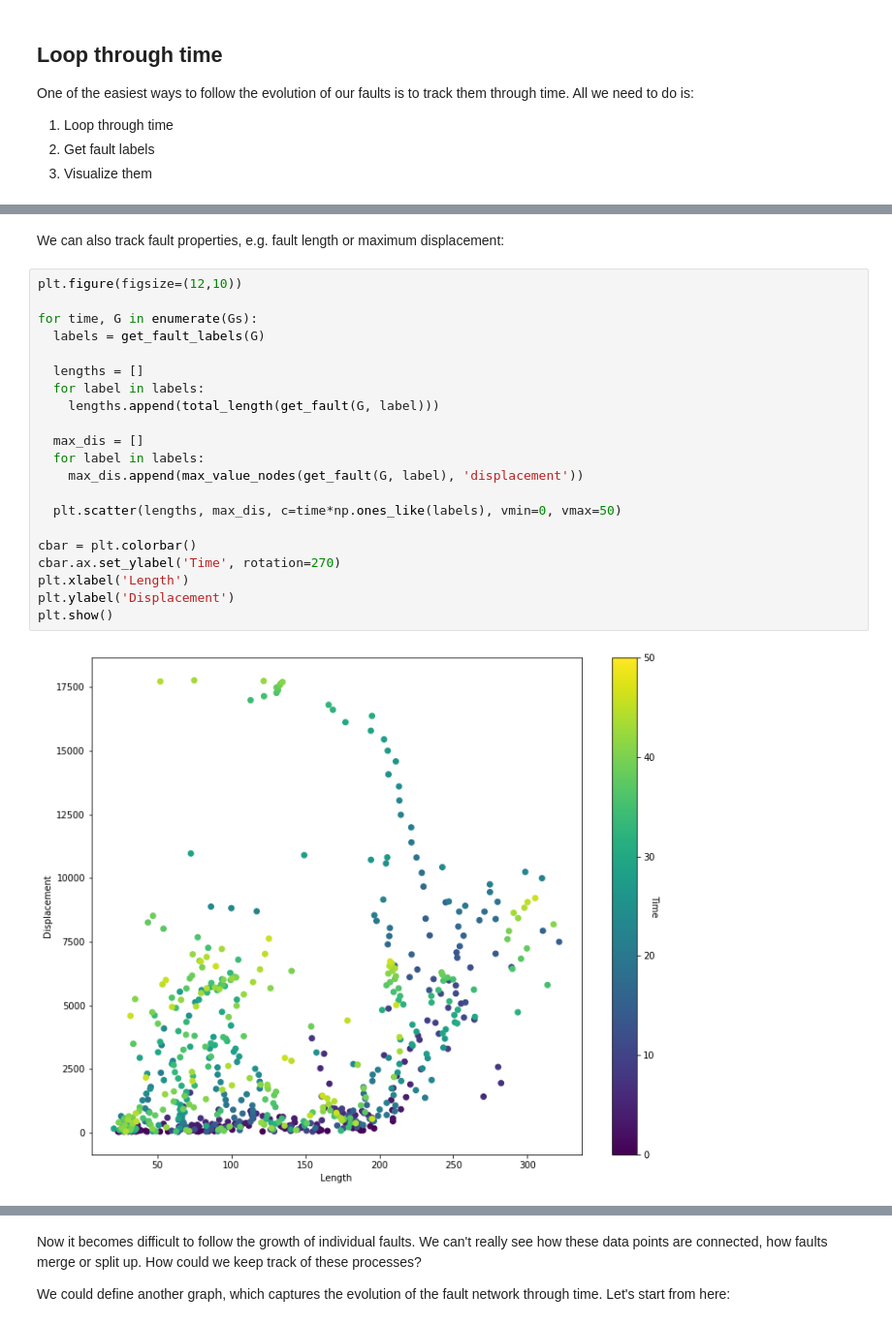
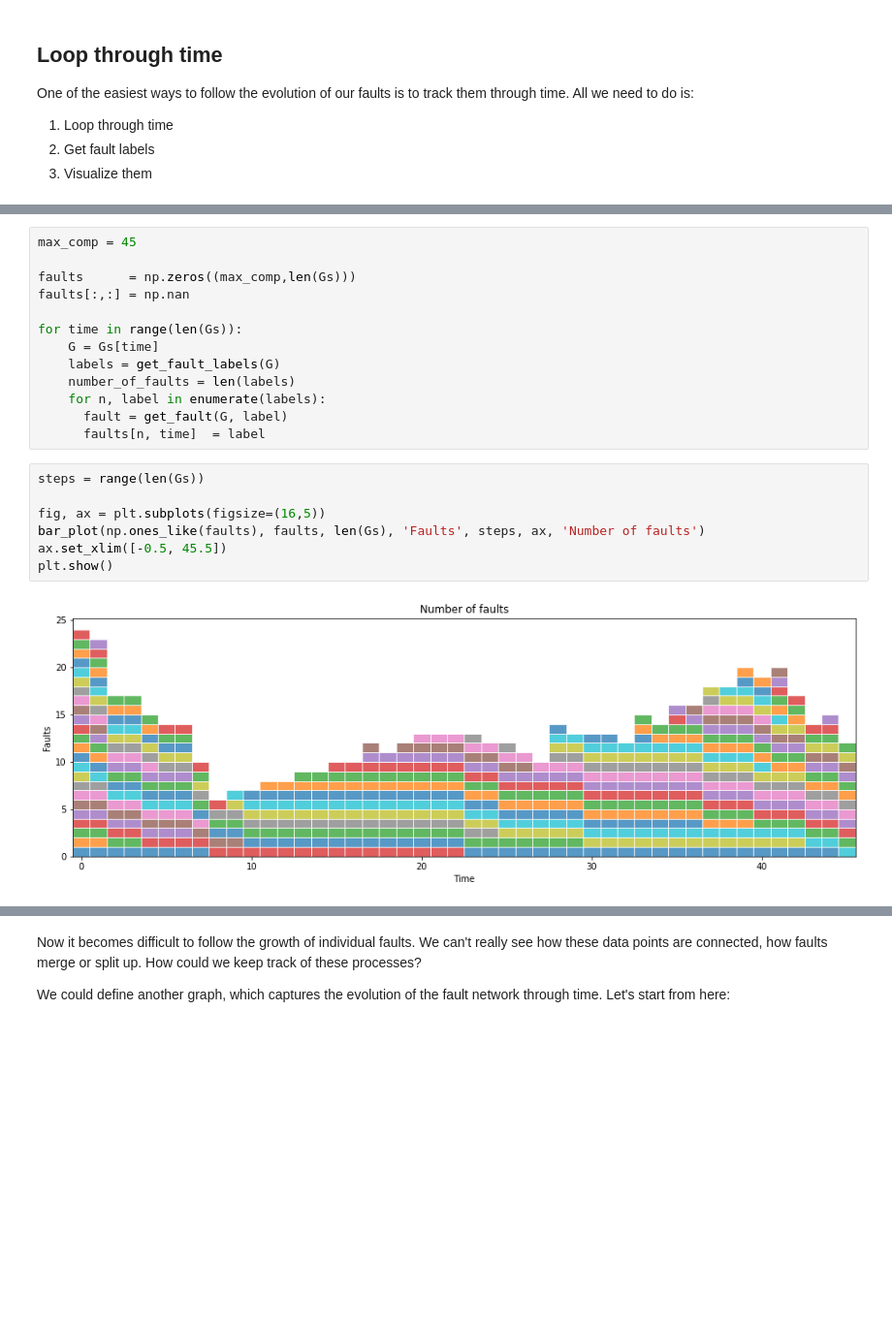
Before and after one commit to thilowrona/fatbox, a Jupyter notebook: examples/6-evolution/6-evolution.ipynb, the cells around one changed output, grey strips where cells are left out. Shown at 97% size. Saved outputs shown, nothing was run; the diff lists cells and outputs as text; blank space fills up the shorter version.

```diff
--- a/examples/6-evolution/6-evolution.ipynb
+++ b/examples/6-evolution/6-evolution.ipynb
@@ -128,25 +102,22 @@ plt.show()
-# %% [markdown]
-We can also track fault properties, e.g. fault length or maximum displacement:
-# %%
-plt.figure(figsize=(12,10))
-
-for time, G in enumerate(Gs):
-  labels = get_fault_labels(G)
-
-  lengths = []
-  for label in labels:
-    lengths.append(total_length(get_fault(G, label)))
-
-  max_dis = []
-  for label in labels:
-    max_dis.append(max_value_nodes(get_fault(G, label), 'displacement'))
-
-  plt.scatter(lengths, max_dis, c=time*np.ones_like(labels), vmin=0, vmax=50)
-
-cbar = plt.colorbar()
-cbar.ax.set_ylabel('Time', rotation=270)
-plt.xlabel('Length')
-plt.ylabel('Displacement')
-plt.show()
-# %% [output]
-[figure, removed]
+# %%
+max_comp = 45
+
+faults      = np.zeros((max_comp,len(Gs)))
+faults[:,:] = np.nan
+
+for time in range(len(Gs)):
+    G = Gs[time]
+    labels = get_fault_labels(G)
+    number_of_faults = len(labels)
+    for n, label in enumerate(labels):
+      fault = get_fault(G, label)
+      faults[n, time]  = label
+# %%
+steps = range(len(Gs))
+
+fig, ax = plt.subplots(figsize=(16,5))
+bar_plot(np.ones_like(faults), faults, len(Gs), 'Faults', steps, ax, 'Number of faults')
+ax.set_xlim([-0.5, 45.5])
+plt.show()
+# %% [output]
+[figure, added]
```
Also changed, not shown: parts of 11 cells of this notebook.
